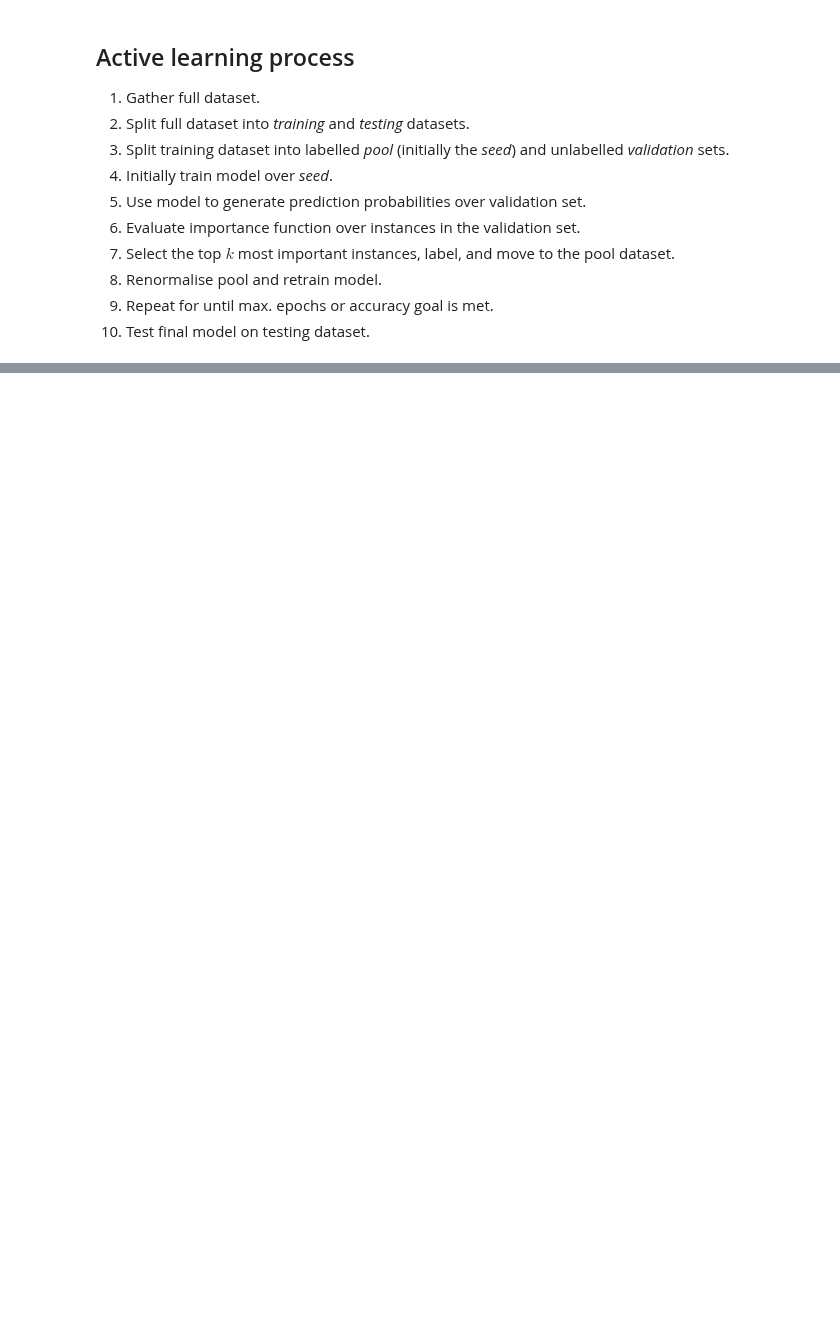
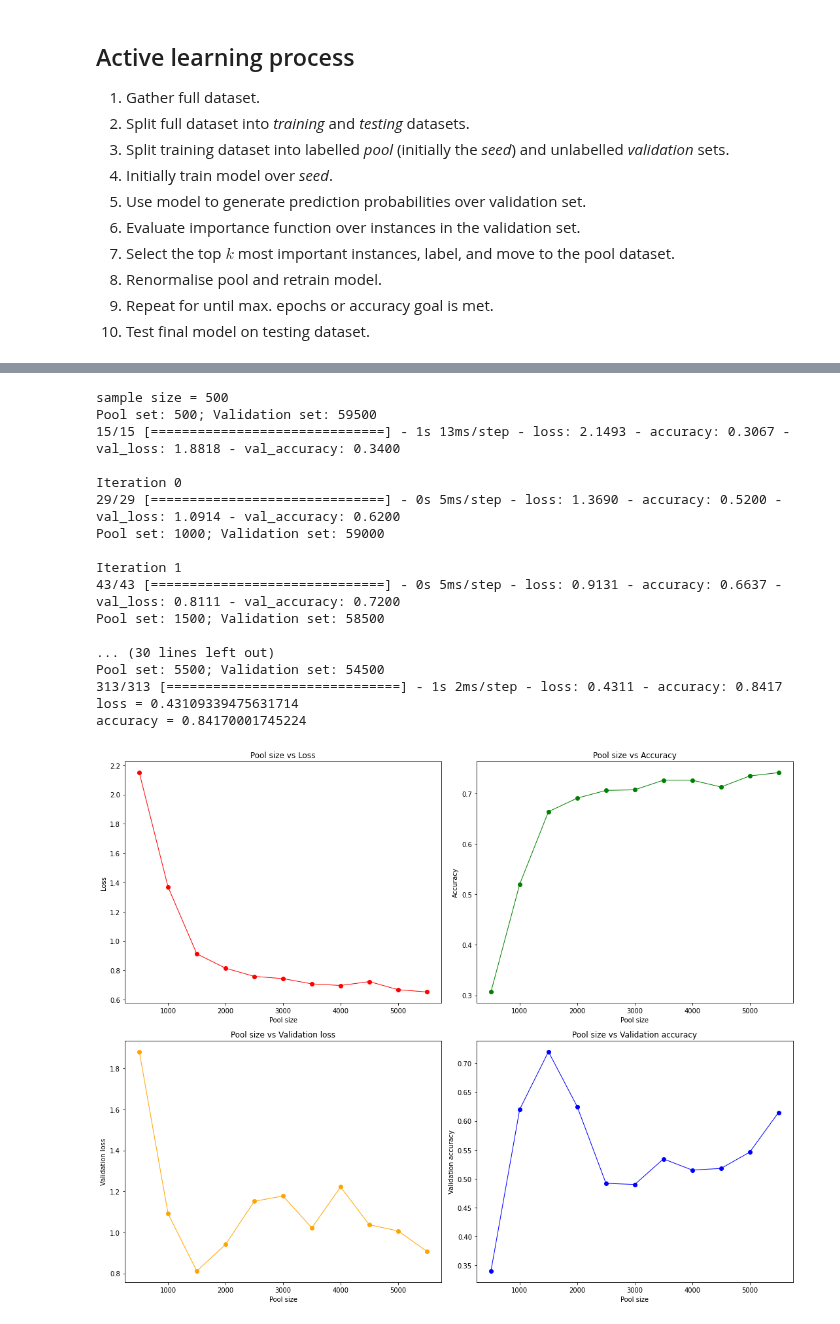
Before and after one commit to gittmp/sustainable-risk-modelling, a Jupyter notebook: Program/active-learning.ipynb, the cells around one changed output, grey strips where cells are left out. Cells and saved outputs as stored; diff of their text form; code cells hidden in the pictures; blank space fills up the shorter version.

```diff
--- a/Program/active-learning.ipynb
+++ b/Program/active-learning.ipynb
@@ -296 +338,25 @@ plt.show()
+# %%
+al_model_v3 = ActiveLearner()
+al_model_v3.train(sampling=3)
+al_model_v3.test()
+al_model_v3.plot()
+# %% [output]
+sample size = 500
+Pool set: 500; Validation set: 59500
+15/15 [==============================] - 1s 13ms/step - loss: 2.1493 - accuracy: 0.3067 - val_loss: 1.8818 - val_accuracy: 0.3400
+
+Iteration 0
+29/29 [==============================] - 0s 5ms/step - loss: 1.3690 - accuracy: 0.5200 - val_loss: 1.0914 - val_accuracy: 0.6200
+Pool set: 1000; Validation set: 59000
+
+Iteration 1
+43/43 [==============================] - 0s 5ms/step - loss: 0.9131 - accuracy: 0.6637 - val_loss: 0.8111 - val_accuracy: 0.7200
+Pool set: 1500; Validation set: 58500
+
+... (30 lines left out)
+Pool set: 5500; Validation set: 54500
+313/313 [==============================] - 1s 2ms/step - loss: 0.4311 - accuracy: 0.8417
+loss = 0.43109339475631714
+accuracy = 0.84170001745224
+[figure, added]
 # %%
```
Also changed, not shown: parts of 20 cells of this notebook.
